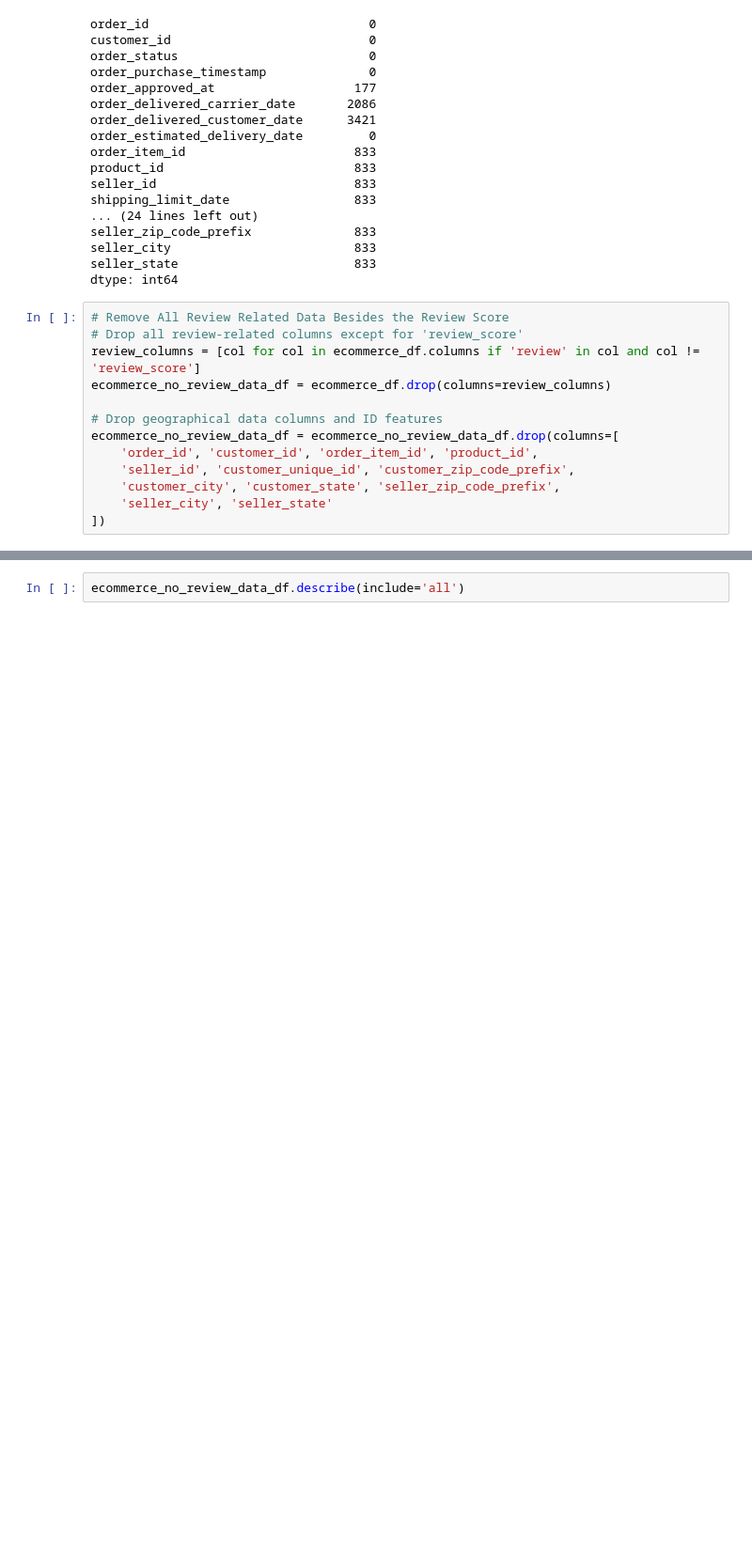
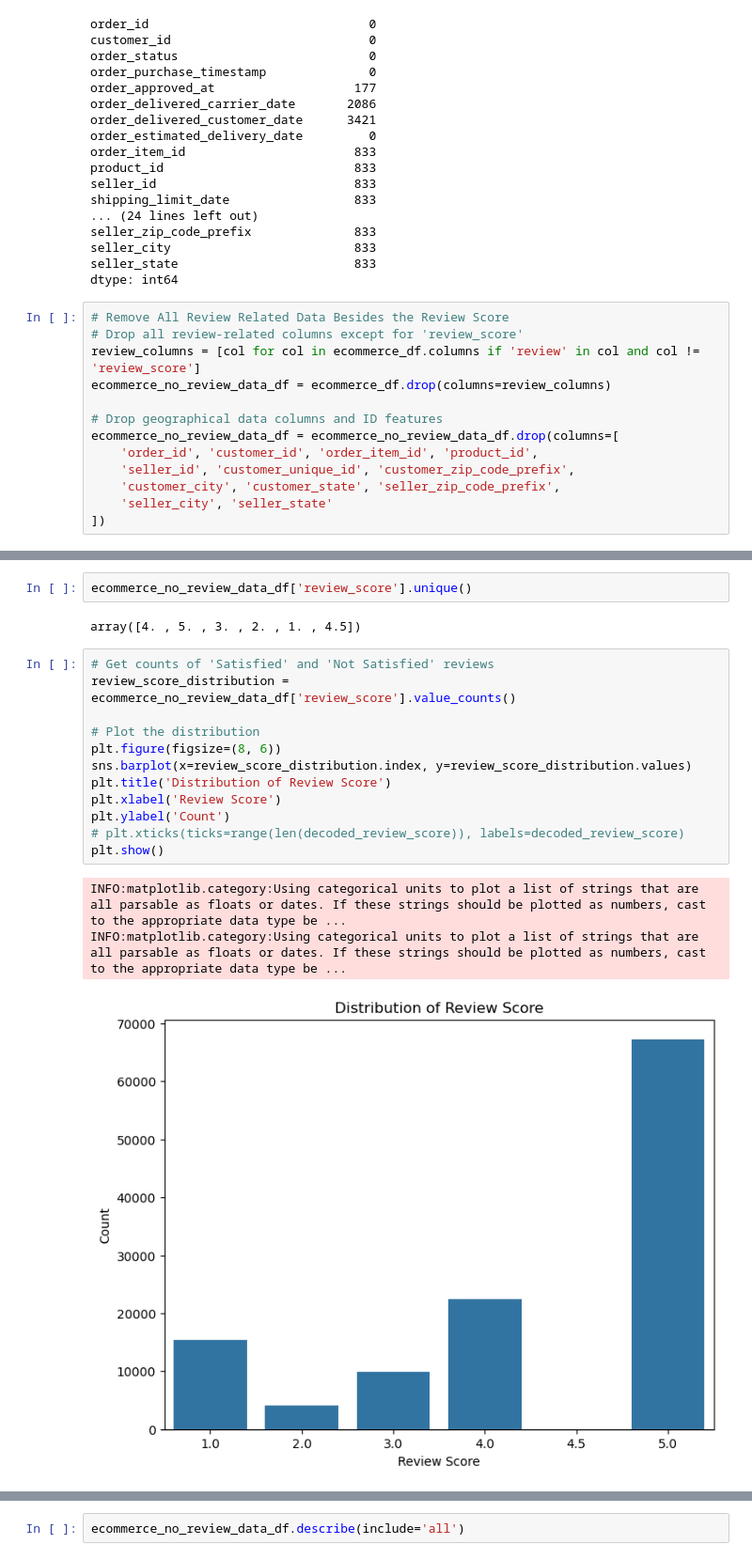
Before and after one commit to pkhanna2/MLOpsFinalProject, a Jupyter notebook: FinalProjectCode.ipynb, the cells around one changed output, grey strips where cells are left out. Shown at 94% size. Cells and saved outputs as stored; diff of their text form; blank space fills up the shorter version.

```diff
--- a/FinalProjectCode.ipynb
+++ b/FinalProjectCode.ipynb
@@ -323,0 +354,20 @@ ecommerce_no_review_data_df = ecommerce_no_review_data_df.drop(columns=[
+# %%
+ecommerce_no_review_data_df['review_score'].unique()
+# %% [output]
+array([4. , 5. , 3. , 2. , 1. , 4.5])
+# %%
+# Get counts of 'Satisfied' and 'Not Satisfied' reviews
+review_score_distribution = ecommerce_no_review_data_df['review_score'].value_counts()
+
+# Plot the distribution
+plt.figure(figsize=(8, 6))
+sns.barplot(x=review_score_distribution.index, y=review_score_distribution.values)
+plt.title('Distribution of Review Score')
+plt.xlabel('Review Score')
+plt.ylabel('Count')
+# plt.xticks(ticks=range(len(decoded_review_score)), labels=decoded_review_score)
+plt.show()
+# %% [output]
+INFO:matplotlib.category:Using categorical units to plot a list of strings that are all parsable as floats or dates. If these strings should be plotted as numbers, cast to the appropriate data type be ...
+INFO:matplotlib.category:Using categorical units to plot a list of strings that are all parsable as floats or dates. If these strings should be plotted as numbers, cast to the appropriate data type be ...
+[figure, added]
```
Also changed, not shown: parts of 37 cells of this notebook.
